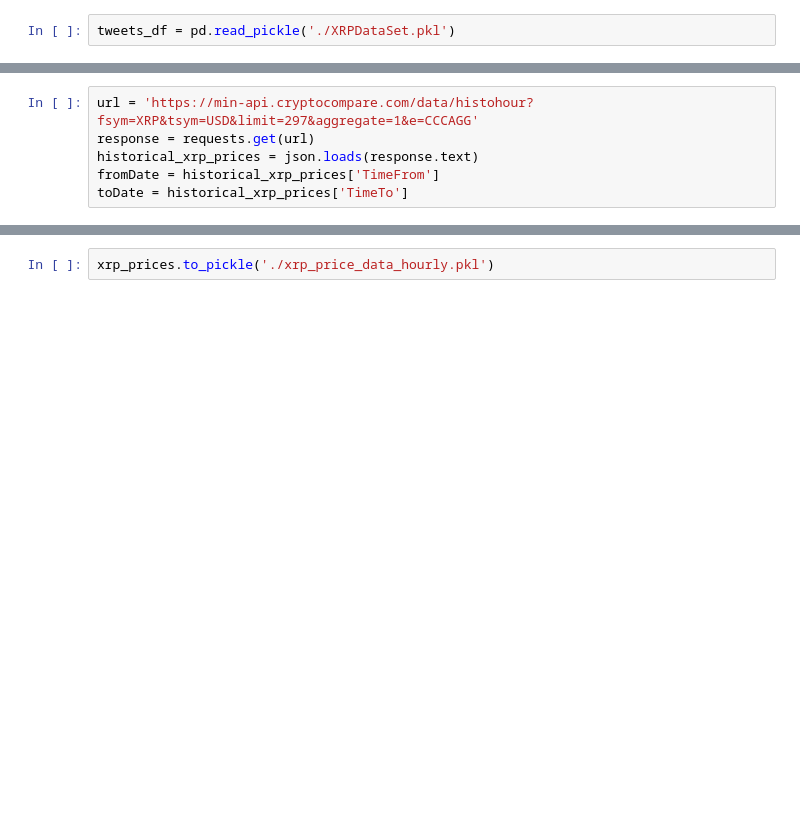
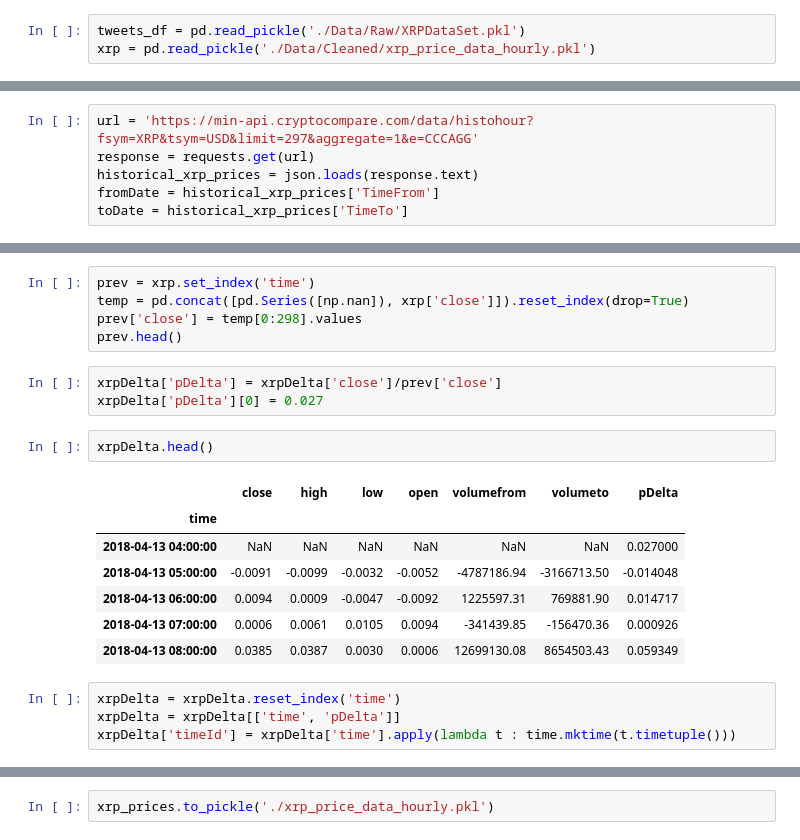
Before and after one commit to bfine9618/cis519proj, a Jupyter notebook: Pre-Processing Cleaned Data.ipynb, the cells around one changed output, grey strips where cells are left out. Drawn from its saved outputs; the diff is of its cells as text; blank space fills up the shorter version.

```diff
--- a/Pre-Processing Cleaned Data.ipynb
+++ b/Pre-Processing Cleaned Data.ipynb
@@ -13,2 +14,3 @@ import calendar
 # %%
-tweets_df = pd.read_pickle('./XRPDataSet.pkl')
+tweets_df = pd.read_pickle('./Data/Raw/XRPDataSet.pkl')
+xrp = pd.read_pickle('./Data/Cleaned/xrp_price_data_hourly.pkl')
@@ -139,0 +163,22 @@ xrp_prices.tail()
+# %%
+prev = xrp.set_index('time')
+temp = pd.concat([pd.Series([np.nan]), xrp['close']]).reset_index(drop=True)
+prev['close'] = temp[0:298].values
+prev.head()
+# %%
+xrpDelta['pDelta'] = xrpDelta['close']/prev['close']
+xrpDelta['pDelta'][0] = 0.027
+# %%
+xrpDelta.head()
+# %% [output]
+|  | close | high | low | open | volumefrom | volumeto | pDelta |
+| time |  |  |  |  |  |  |  |
+| 2018-04-13 04:00:00 | NaN | NaN | NaN | NaN | NaN | NaN | 0.027000 |
+| 2018-04-13 05:00:00 | -0.0091 | -0.0099 | -0.0032 | -0.0052 | -4787186.94 | -3166713.50 | -0.014048 |
+| 2018-04-13 06:00:00 | 0.0094 | 0.0009 | -0.0047 | -0.0092 | 1225597.31 | 769881.90 | 0.014717 |
+| 2018-04-13 07:00:00 | 0.0006 | 0.0061 | 0.0105 | 0.0094 | -341439.85 | -156470.36 | 0.000926 |
+| 2018-04-13 08:00:00 | 0.0385 | 0.0387 | 0.0030 | 0.0006 | 12699130.08 | 8654503.43 | 0.059349 |
+# %%
+xrpDelta = xrpDelta.reset_index('time')
+xrpDelta = xrpDelta[['time', 'pDelta']]
+xrpDelta['timeId'] = xrpDelta['time'].apply(lambda t : time.mktime(t.timetuple()))
```
Also changed, not shown: parts of 10 cells of this notebook, 13 other files.
